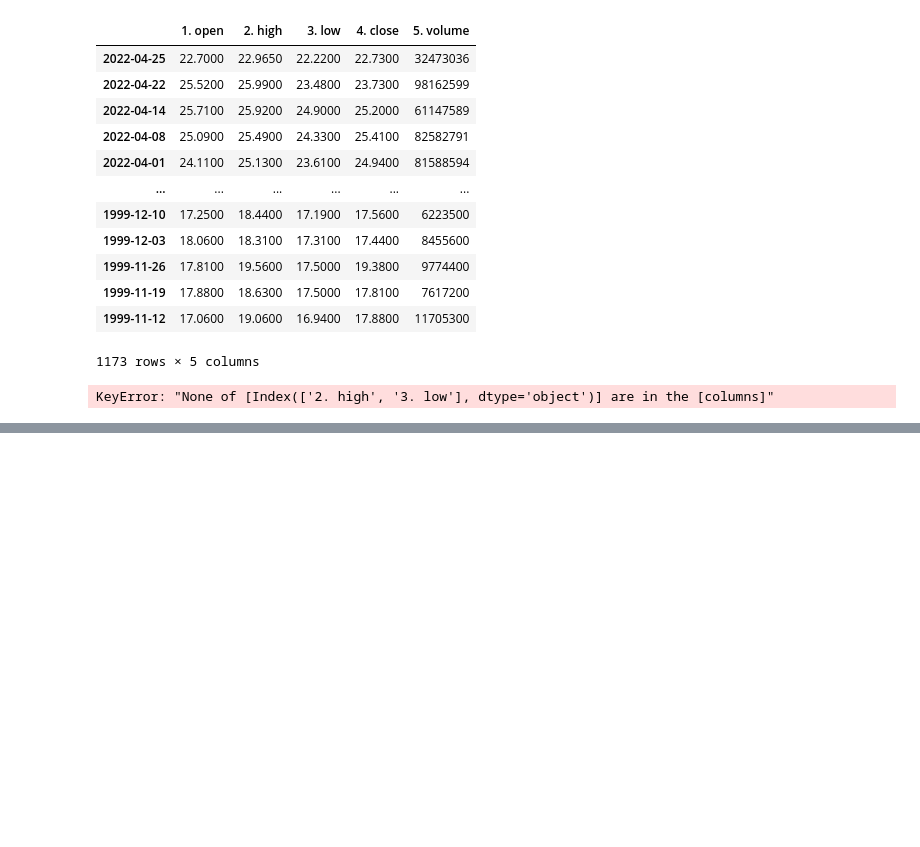
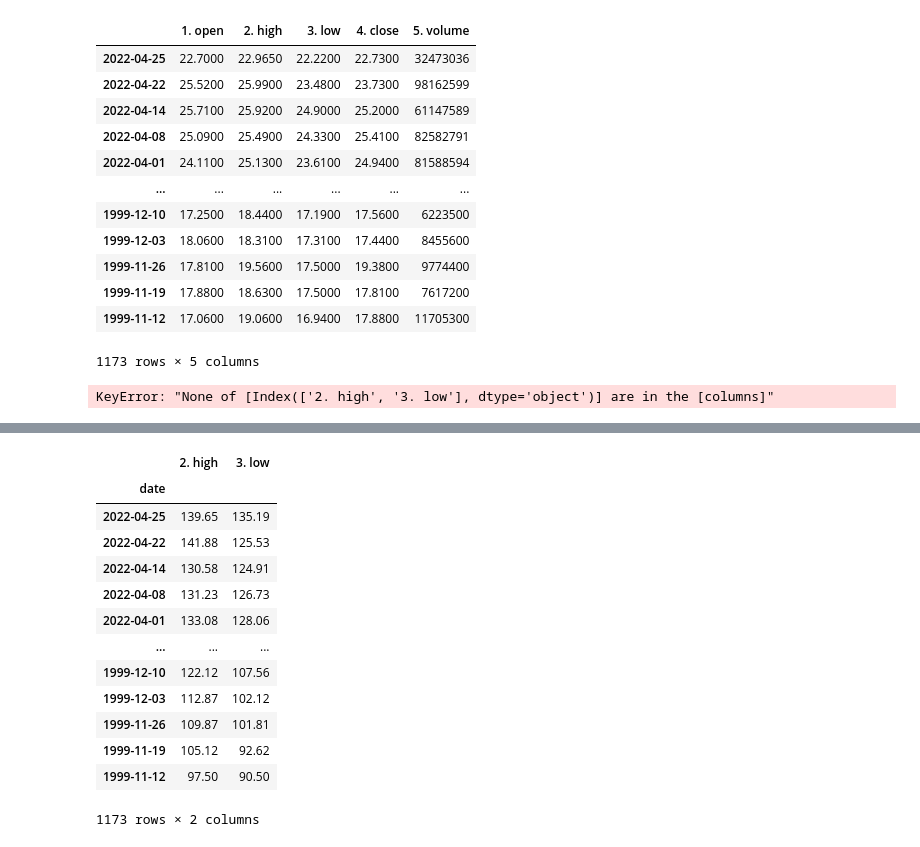
Before and after one commit to AIDA-Saskatchewan-polytechnic/Group-3-Final-Project, a Jupyter notebook: Project_Submit.ipynb, the cells around one changed output, grey strips where cells are left out. Drawn from its saved outputs; the diff is of its cells as text; code cells hidden in the pictures; blank space fills up the shorter version.

```diff
--- a/Project_Submit.ipynb
+++ b/Project_Submit.ipynb
@@ -118,0 +267,18 @@ KeyError: "None of [Index(['2. high', '3. low'], dtype='object')] are in the [co
+# %%
+df_USA_stocks=df3.drop(['1. open', '4. close','5. adjusted close','6. volume','7. dividend amount'], axis=1)
+df_USA_stocks
+# %% [output]
+|  | 2. high | 3. low |
+| date |  |  |
+| 2022-04-25 | 139.65 | 135.19 |
+| 2022-04-22 | 141.88 | 125.53 |
+| 2022-04-14 | 130.58 | 124.91 |
+| 2022-04-08 | 131.23 | 126.73 |
+| 2022-04-01 | 133.08 | 128.06 |
+| ... | ... | ... |
+| 1999-12-10 | 122.12 | 107.56 |
+| 1999-12-03 | 112.87 | 102.12 |
+| 1999-11-26 | 109.87 | 101.81 |
+| 1999-11-19 | 105.12 | 92.62 |
+| 1999-11-12 | 97.50 | 90.50 |
+1173 rows × 2 columns
```
Also changed, not shown: parts of 15 cells of this notebook.
